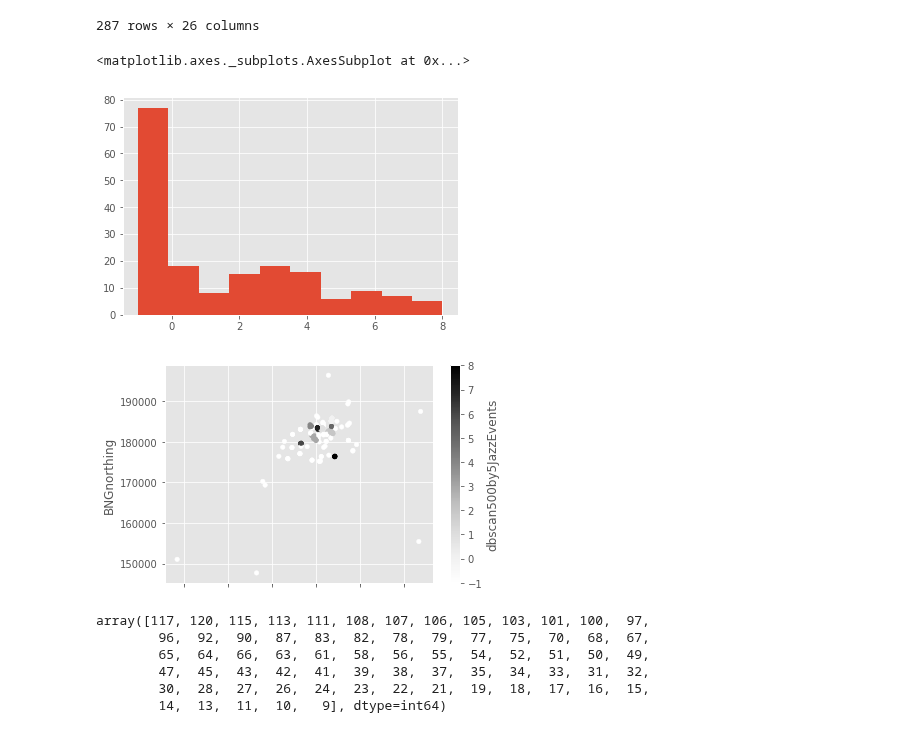
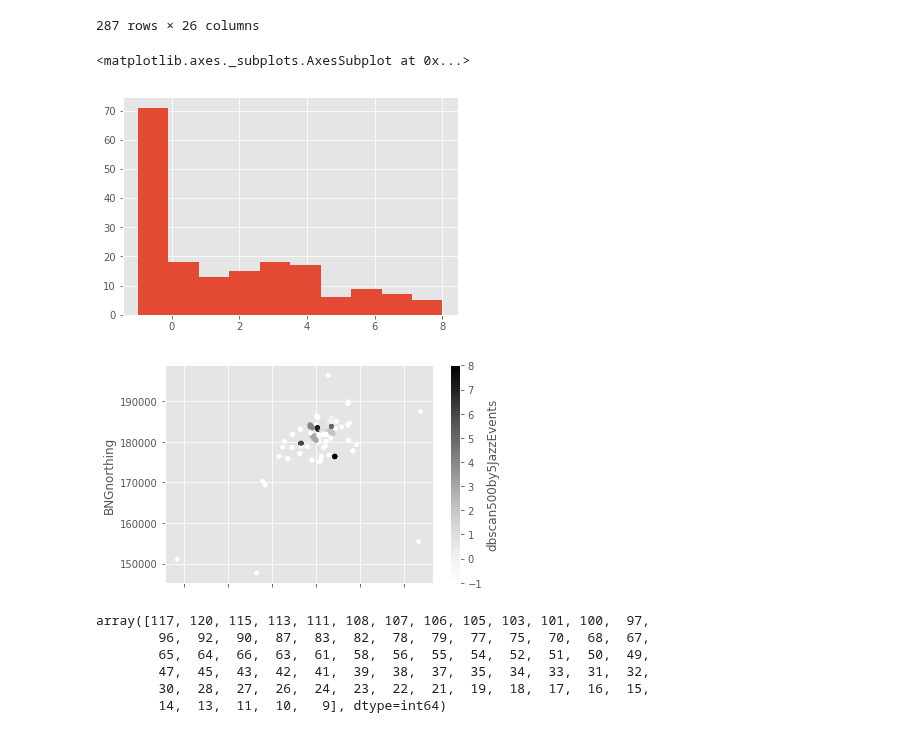
Before and after one commit to CityBlender/data-analysis, a Jupyter notebook: 02_Notebooks/Jays/DB_SCAN_V03.ipynb, the cells around one changed output. Cells and saved outputs as stored; diff of their text form; code cells hidden in the pictures.

```diff
--- a/02_Notebooks/Jays/DB_SCAN_V03.ipynb
+++ b/02_Notebooks/Jays/DB_SCAN_V03.ipynb
@@ -655,27 +655,27 @@ folk
 # %%
 #now get folium map of clusters
 #need to create the function to add labels of clusters to the dataframe
 #eps 500 minsamples 5
 # def SCANING_DB(eps_var = 0.1 , min_sample_var = 5, db = subset, lat_var = 'lat', lng_var = 'lng'):
 #     dbscan = DBSCAN(eps=eps_var, min_samples = min_sample_var)
 #     print(dbscan)
 #     arrey_coords = db[[lat_var, lng_var]].values
     #print(arrey_coords)
 # try clustering out on the whole dataset
 #     dbscan_result = dbscan.fit(arrey_coords)
 #     dbscan_result_lbls = dbscan_result.labels_
 #     return(dbscan_result_lbls)
 
-dbscanJazzLabels = SCANING_DB(eps_var = 500, db = jazz, lat_var = 'BNGnorthing', lng_var = 'BNGeasting')
+dbscanJazzLabels = SCANING_DB(eps_var = 600, db = jazz, lat_var = 'BNGnorthing', lng_var = 'BNGeasting')
 
 jazz['dbscan500by5JazzEvents'] = pd.DataFrame(dbscanJazzLabels)
 
 jazz['dbscan500by5JazzEvents'].hist()
 
 jazz.plot.scatter(y='BNGnorthing', x='BNGeasting', c='dbscan500by5JazzEvents')
 # %% [output]
 <matplotlib.axes._subplots.AxesSubplot at 0x...>
-[figure, old version]
+[figure, new version]
 [figure]
 # %%
 epsDFevents.ClusterNosevents.unique()
```
Also changed, not shown: parts of 29 cells of this notebook.
